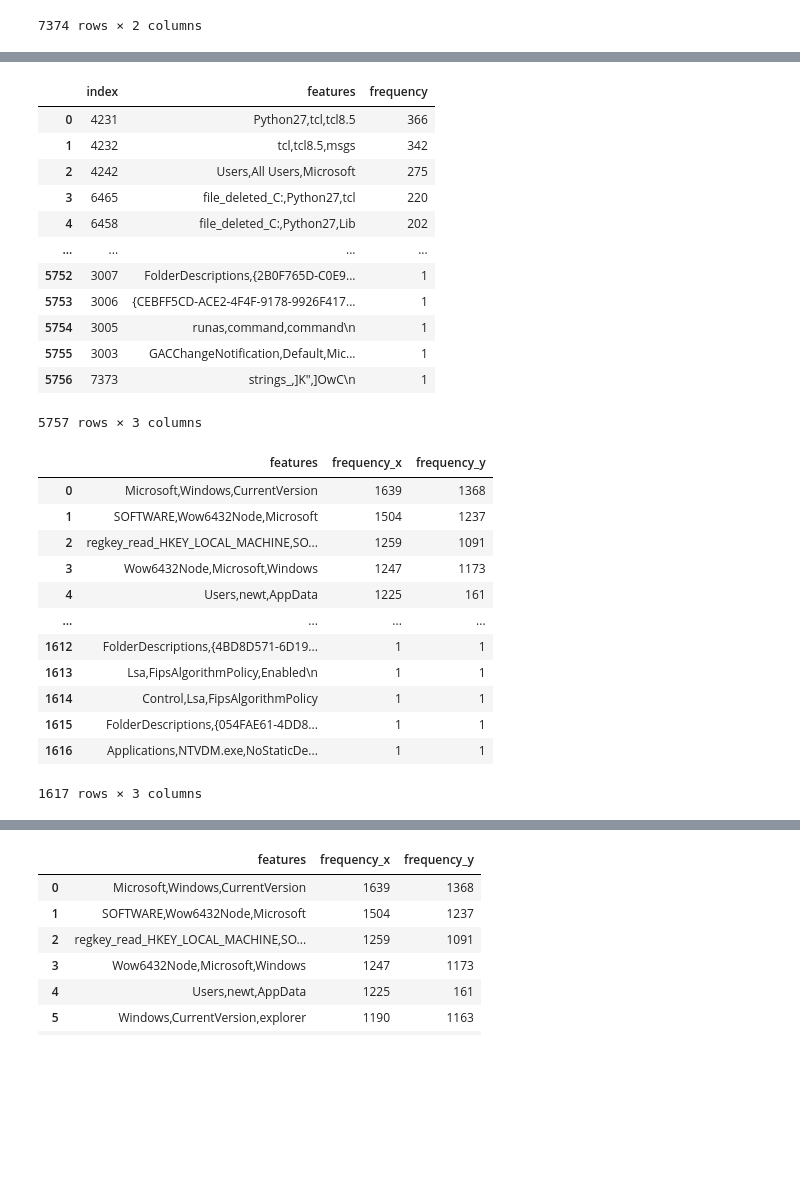
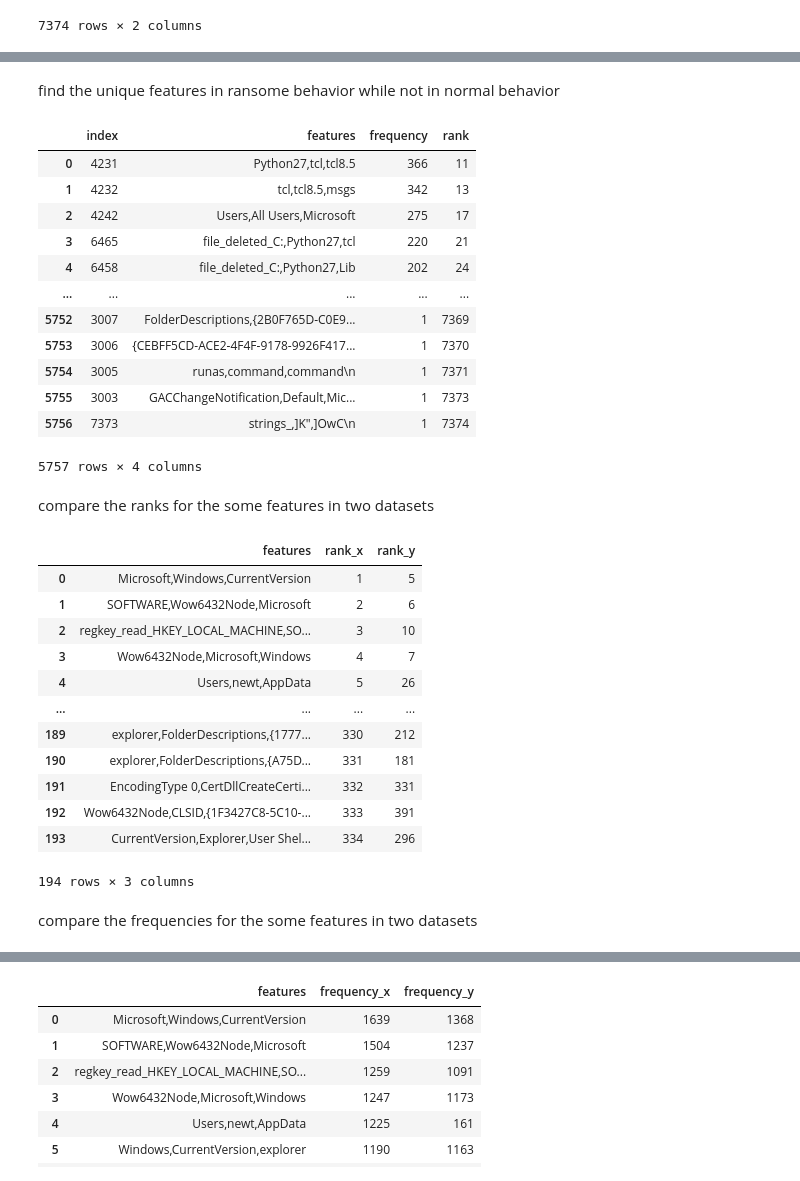
Before and after one commit to Wapiti08/Algorithms_on_Feature_Engineering, a Jupyter notebook: N-Gram.ipynb, the cells around one changed output, grey strips where cells are left out. Cells and saved outputs as stored; diff of their text form; code cells hidden in the pictures; blank space fills up the shorter version.

```diff
--- a/N-Gram.ipynb
+++ b/N-Gram.ipynb
@@ -138,0 +139,4 @@ fd_ran
+# %%
+ransom_rank = range(1,len(fd_ran)+1)
+fd_ran['rank'] = ransom_rank
+fd_ran
@@ -138,0 +159,4 @@ fd_ran
+# %%
+normal_rank = range(1,len(fd_nor)+1)
+fd_nor['rank'] = normal_rank
+fd_nor
@@ -139,34 +177,39 @@ fd_ran
+# %% [markdown]
+find the unique features in ransome behavior while not in normal behavior
 # %%
 fd_ran[~fd_ran.features.isin(fd_nor['features'])].reset_index()
 # %% [output]
-|  | index | features | frequency |
-| 0 | 4231 | Python27,tcl,tcl8.5 | 366 |
-| 1 | 4232 | tcl,tcl8.5,msgs | 342 |
-| 2 | 4242 | Users,All Users,Microsoft | 275 |
-| 3 | 6465 | file_deleted_C:,Python27,tcl | 220 |
-| 4 | 6458 | file_deleted_C:,Python27,Lib | 202 |
-| ... | ... | ... | ... |
-| 5752 | 3007 | FolderDescriptions,{2B0F765D-C0E9... | 1 |
-| 5753 | 3006 | {CEBFF5CD-ACE2-4F4F-9178-9926F417... | 1 |
-| 5754 | 3005 | runas,command,command\n | 1 |
-| 5755 | 3003 | GACChangeNotification,Default,Mic... | 1 |
-| 5756 | 7373 | strings_,]K",]OwC\n | 1 |
+|  | index | features | frequency | rank |
+| 0 | 4231 | Python27,tcl,tcl8.5 | 366 | 11 |
+| 1 | 4232 | tcl,tcl8.5,msgs | 342 | 13 |
+| 2 | 4242 | Users,All Users,Microsoft | 275 | 17 |
+| 3 | 6465 | file_deleted_C:,Python27,tcl | 220 | 21 |
+| 4 | 6458 | file_deleted_C:,Python27,Lib | 202 | 24 |
+| ... | ... | ... | ... | ... |
+| 5752 | 3007 | FolderDescriptions,{2B0F765D-C0E9... | 1 | 7369 |
+| 5753 | 3006 | {CEBFF5CD-ACE2-4F4F-9178-9926F417... | 1 | 7370 |
+| 5754 | 3005 | runas,command,command\n | 1 | 7371 |
+| 5755 | 3003 | GACChangeNotification,Default,Mic... | 1 | 7373 |
+| 5756 | 7373 | strings_,]K",]OwC\n | 1 | 7374 |
-5757 rows × 3 columns
+5757 rows × 4 columns
+# %% [markdown]
+compare the ranks for the some features in two datasets
 # %%
-thr_feature_ranks = fd_ran.merge(fd_nor, on=['features'])
-thr_feature_ranks_com = thr_feature_ranks[['features','frequency_x','frequency_y']]
-thr_feature_ranks_com
+thr_feature_ranks = fd_ran[['features','rank']].merge(fd_nor[['features','rank']], on=['features'])
+thr_feature_ranks.iloc[:194,:]
 # %% [output]
-|  | features | frequency_x | frequency_y |
-| 0 | Microsoft,Windows,CurrentVersion | 1639 | 1368 |
-| 1 | SOFTWARE,Wow6432Node,Microsoft | 1504 | 1237 |
-| 2 | regkey_read_HKEY_LOCAL_MACHINE,SO... | 1259 | 1091 |
-| 3 | Wow6432Node,Microsoft,Windows | 1247 | 1173 |
-| 4 | Users,newt,AppData | 1225 | 161 |
+|  | features | rank_x | rank_y |
+| 0 | Microsoft,Windows,CurrentVersion | 1 | 5 |
+| 1 | SOFTWARE,Wow6432Node,Microsoft | 2 | 6 |
+| 2 | regkey_read_HKEY_LOCAL_MACHINE,SO... | 3 | 10 |
+| 3 | Wow6432Node,Microsoft,Windows | 4 | 7 |
+| 4 | Users,newt,AppData | 5 | 26 |
 | ... | ... | ... | ... |
-| 1612 | FolderDescriptions,{4BD8D571-6D19... | 1 | 1 |
-| 1613 | Lsa,FipsAlgorithmPolicy,Enabled\n | 1 | 1 |
-| 1614 | Control,Lsa,FipsAlgorithmPolicy | 1 | 1 |
-| 1615 | FolderDescriptions,{054FAE61-4DD8... | 1 | 1 |
-| 1616 | Applications,NTVDM.exe,NoStaticDe... | 1 | 1 |
+| 189 | explorer,FolderDescriptions,{1777... | 330 | 212 |
+| 190 | explorer,FolderDescriptions,{A75D... | 331 | 181 |
+| 191 | EncodingType 0,CertDllCreateCerti... | 332 | 331 |
+| 192 | Wow6432Node,CLSID,{1F3427C8-5C10-... | 333 | 391 |
+| 193 | CurrentVersion,Explorer,User Shel... | 334 | 296 |
-1617 rows × 3 columns
+194 rows × 3 columns
+# %% [markdown]
+compare the frequencies for the some features in two datasets
```
Also changed, not shown: parts of 17 cells of this notebook, 1 other file.
